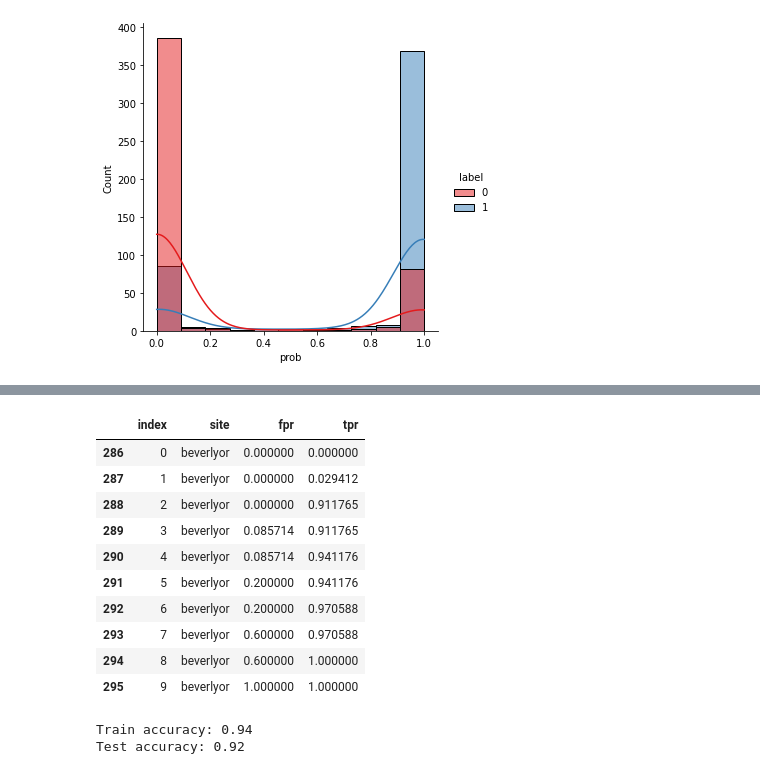
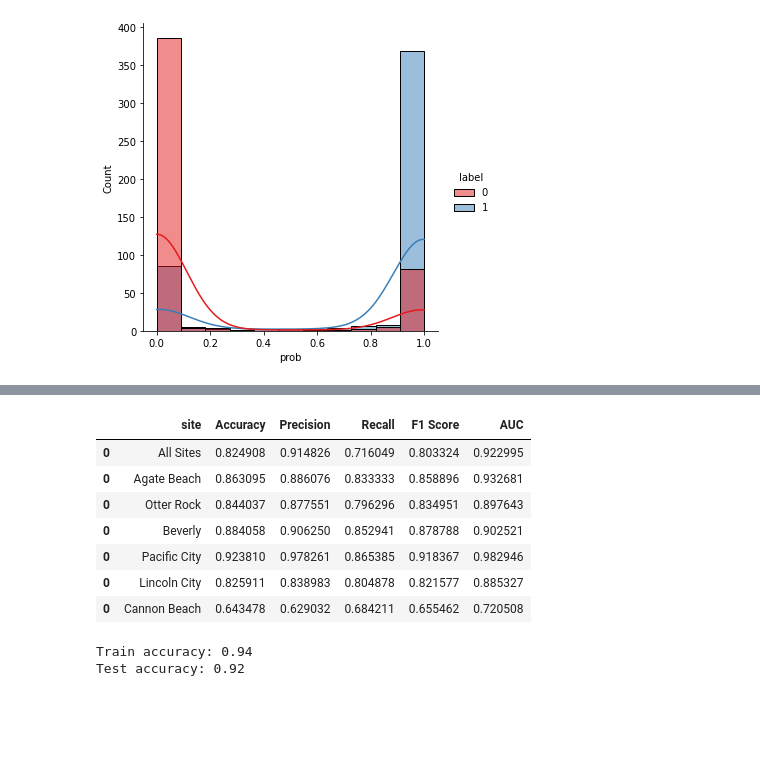
Before and after one commit to son-ra/STA_221_project_code, a Jupyter notebook: loop_unsupervised_gmm.ipynb, the cells around one changed output, grey strips where cells are left out. Drawn from its saved outputs; the diff is of its cells as text; code cells hidden in the pictures; blank space fills up the shorter version.

```diff
--- a/loop_unsupervised_gmm.ipynb
+++ b/loop_unsupervised_gmm.ipynb
@@ -133,6 +155,14 @@ np.array(fog_aware_pivot.columns[fog_aware_pivot.columns.str.contains(r'_1|Label
 array(['Label', 'mscn_var_1', 'vertical_var_1', 'sharpness_1',
        'coef_or_var_sharpness_1', 'rms_contrast_1', 'entropy_1',
        'dark_channel_prior_1', 'color_sat_1', 'CF_1'], dtype=object)
+# %%
+
+fog_aware_pivot.loc[fog_aware_pivot['site'] == 'agatebeachor','site'] = 'Agate Beach'
+fog_aware_pivot.loc[fog_aware_pivot['site'] == 'lincolncityor','site'] = 'Lincoln City'
+fog_aware_pivot.loc[fog_aware_pivot['site'] == 'pacificcityor','site'] = 'Pacific City'
+fog_aware_pivot.loc[fog_aware_pivot['site'] == 'beverlyor','site'] = 'Beverly'
+fog_aware_pivot.loc[fog_aware_pivot['site'] == 'otterrockor','site'] = 'Otter Rock'
+fog_aware_pivot.loc[fog_aware_pivot['site'] == 'cannonbeach','site'] = 'Cannon Beach'
 # %%
 # g = sns.pairplot(fog_aware_pivot.drop(['photo', 'site', 'hour', 'Label_train'], axis = 1)
 #                  , hue = 'Label', palette={'foggy': 'blue', 'not_foggy': 'green'}, markers=["o", "D"]
@@ -158,14 +186,20 @@ precision_recall = pd.DataFrame(columns = ['site','precision_array', 'recall_arr
 roc = pd.DataFrame(columns = ['site','fpr', 'tpr'])
 y_info = pd.DataFrame(columns = ['site','y_test','y_test_pred', 'y_scores'])
 
-###define columns to keep in analysis
+##define columns to keep in analysis
 to_keep_3_patches = ['mscn_var_1',
 'vertical_var_1',
 'sharpness_1',
 'coef_or_var_sharpness_1',
 'rms_contrast_1']
 
-site = 'all_sites'
+# to_keep_3_patches = ['dark_channel_prior_1',
+# 'color_sat_1',
+# 'sharpness_1',
+# 'coef_or_var_sharpness_1',
+# 'rms_contrast_1']
+
+site = 'All Sites'
 X = np.array(fog_aware_pivot[to_keep_3_patches]
             )
 # X = np.array(fog_aware_site.drop(['photo', 'Label', 'site', 'hour', 'Label_train'], axis = 1)
@@ -188,7 +222,8 @@ X_train, X_test, y_train, y_test = train_test_split(
 n_classes = len(np.unique(y_train))
 
 gmm = GaussianMixture(n_components=n_classes
-                    ,covariance_type='diag' ##this covariance type works best
+                    # ,covariance_type='full' ##this covariance type works best
+                      # , max_iter=20, random_state=0
                      )
 gmm.fit(X_train)
 y_train_pred = gmm.predict(X_train)
@@ -282,7 +417,7 @@ for site in fog_aware_pivot.site.unique():
     n_classes = len(np.unique(y_train))
 
     gmm = GaussianMixture(n_components=n_classes
-                        ,covariance_type='diag' ##this covariance type works best
+                        # ,covariance_type='full' ##this covariance type works best
                          )
     gmm.fit(X_train)
     y_train_pred = gmm.predict(X_train)
@@ -293,7 +428,7 @@ for site in fog_aware_pivot.site.unique():
 
     while accuracy < 0.45:  ###in case the model gets the 1s and 0s mixed up
         gmm = GaussianMixture(n_components=n_classes
-                            ,covariance_type='diag' ##this covariance type works best
+                            # ,covariance_type='diag' ##this covariance type works best
                              )
         gmm.fit(X_train)
         y_train_pred = gmm.predict(X_train)
@@ -512,17 +727,14 @@ plt.show()
 # %%
-roc.loc[roc['site']=='beverlyor']
+gmm_summary_stats
 # %% [output]
-|  | index | site | fpr | tpr |
-| 286 | 0 | beverlyor | 0.000000 | 0.000000 |
-| 287 | 1 | beverlyor | 0.000000 | 0.029412 |
-| 288 | 2 | beverlyor | 0.000000 | 0.911765 |
-| 289 | 3 | beverlyor | 0.085714 | 0.911765 |
-| 290 | 4 | beverlyor | 0.085714 | 0.941176 |
-| 291 | 5 | beverlyor | 0.200000 | 0.941176 |
-| 292 | 6 | beverlyor | 0.200000 | 0.970588 |
-| 293 | 7 | beverlyor | 0.600000 | 0.970588 |
-| 294 | 8 | beverlyor | 0.600000 | 1.000000 |
-| 295 | 9 | beverlyor | 1.000000 | 1.000000 |
+|  | site | Accuracy | Precision | Recall | F1 Score | AUC |
+| 0 | All Sites | 0.824908 | 0.914826 | 0.716049 | 0.803324 | 0.922995 |
+| 0 | Agate Beach | 0.863095 | 0.886076 | 0.833333 | 0.858896 | 0.932681 |
+| 0 | Otter Rock | 0.844037 | 0.877551 | 0.796296 | 0.834951 | 0.897643 |
+| 0 | Beverly | 0.884058 | 0.906250 | 0.852941 | 0.878788 | 0.902521 |
+| 0 | Pacific City | 0.923810 | 0.978261 | 0.865385 | 0.918367 | 0.982946 |
+| 0 | Lincoln City | 0.825911 | 0.838983 | 0.804878 | 0.821577 | 0.885327 |
+| 0 | Cannon Beach | 0.643478 | 0.629032 | 0.684211 | 0.655462 | 0.720508 |
 # %%
 ##### support vector machine
 threshold = 0.5
```
Also changed, not shown: parts of 18 cells of this notebook, 4 other files.
